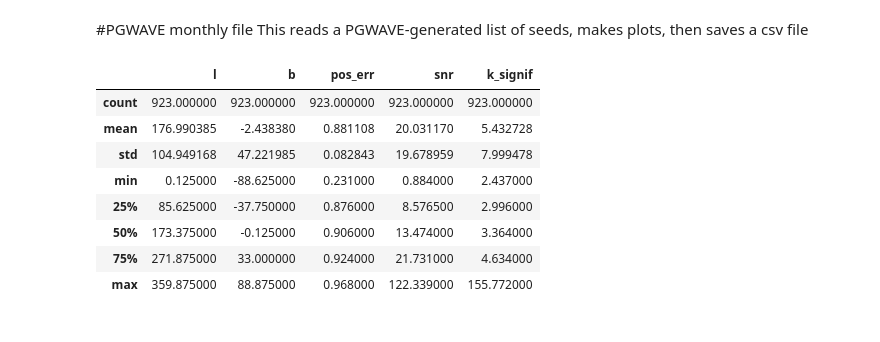
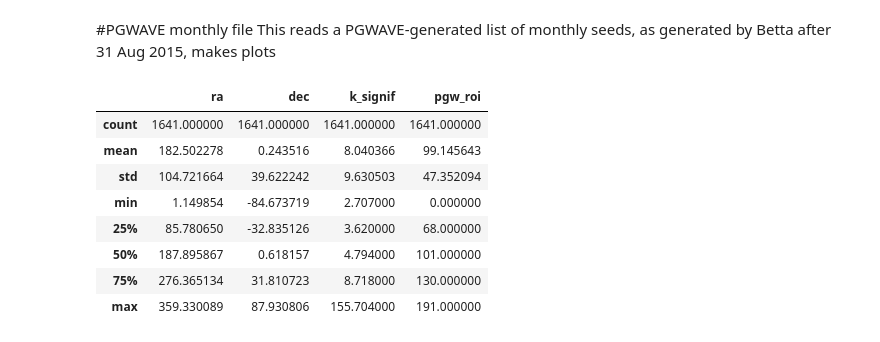
Before and after one commit to tburnett/Fermi-LAT, a Jupyter notebook: transients/study pgwave results.ipynb, the cells around one changed output. Drawn from its saved outputs; the diff is of its cells as text; code cells hidden in the pictures.

```diff
--- a/transients/study pgwave results.ipynb
+++ b/transients/study pgwave results.ipynb
@@ -1,3 +1,3 @@
 # %% [markdown]
 #PGWAVE monthly file
-This reads a PGWAVE-generated list of seeds, makes plots, then saves a csv file
+This reads a PGWAVE-generated list of monthly seeds, as generated by Betta after 31 Aug 2015, makes plots
@@ -9,15 +3,0 @@ pgw_filename='ft1_TBIN_%d_map.txt' % (month-1)
-# %%
-t = pd.read_csv(pgw_filename, sep=' ', skiprows=0,skipinitialspace=True, index_col=0);
-t.columns='x y l b pos_err snr k_signif counts sigc bkg sigbkg'.split()
-t.index.name='id'
-t['l b pos_err snr k_signif'.split()].describe()
-# %% [output]
-|  | l | b | pos_err | snr | k_signif |
-| count | 923.000000 | 923.000000 | 923.000000 | 923.000000 | 923.000000 |
-| mean | 176.990385 | -2.438380 | 0.881108 | 20.031170 | 5.432728 |
-| std | 104.949168 | 47.221985 | 0.082843 | 19.678959 | 7.999478 |
-| min | 0.125000 | -88.625000 | 0.231000 | 0.884000 | 2.437000 |
-| 25% | 85.625000 | -37.750000 | 0.876000 | 8.576500 | 2.996000 |
-| 50% | 173.375000 | -0.125000 | 0.906000 | 13.474000 | 3.364000 |
-| 75% | 271.875000 | 33.000000 | 0.924000 | 21.731000 | 4.634000 |
-| max | 359.875000 | 88.875000 | 0.968000 | 122.339000 | 155.772000 |
@@ -23,0 +9,21 @@ t['l b pos_err snr k_signif'.split()].describe()
+# %%
+seeds = pd.read_table(pgw_filename, sep=' ', skipinitialspace=True, index_col=0,
+        header=None,
+        names='ra dec k_signif pgw_roi fgl_seed fgl_ra fgl_dec fgl_assoc'.split())
+
+names=[]
+for i,s in seeds.iterrows():
+    j = int(s.name[4:6]) if s.name[6]=='_' else int(s.name[4:5])
+    names.append('PGW_%02d_%03d_%02d' % (month, int(s.pgw_roi), j))
+seeds['name'] = names
+seeds['ra dec k_signif pgw_roi'.split()].describe()
+# %% [output]
+|  | ra | dec | k_signif | pgw_roi |
+| count | 1641.000000 | 1641.000000 | 1641.000000 | 1641.000000 |
+| mean | 182.502278 | 0.243516 | 8.040366 | 99.145643 |
+| std | 104.721664 | 39.622242 | 9.630503 | 47.352094 |
+| min | 1.149854 | -84.673719 | 2.707000 | 0.000000 |
+| 25% | 85.780650 | -32.835126 | 3.620000 | 68.000000 |
+| 50% | 187.895867 | 0.618157 | 4.794000 | 101.000000 |
+| 75% | 276.365134 | 31.810723 | 8.718000 | 130.000000 |
+| max | 359.330089 | 87.930806 | 155.704000 | 191.000000 |
```
Also changed, not shown: parts of 11 cells of this notebook, 8 other files.
